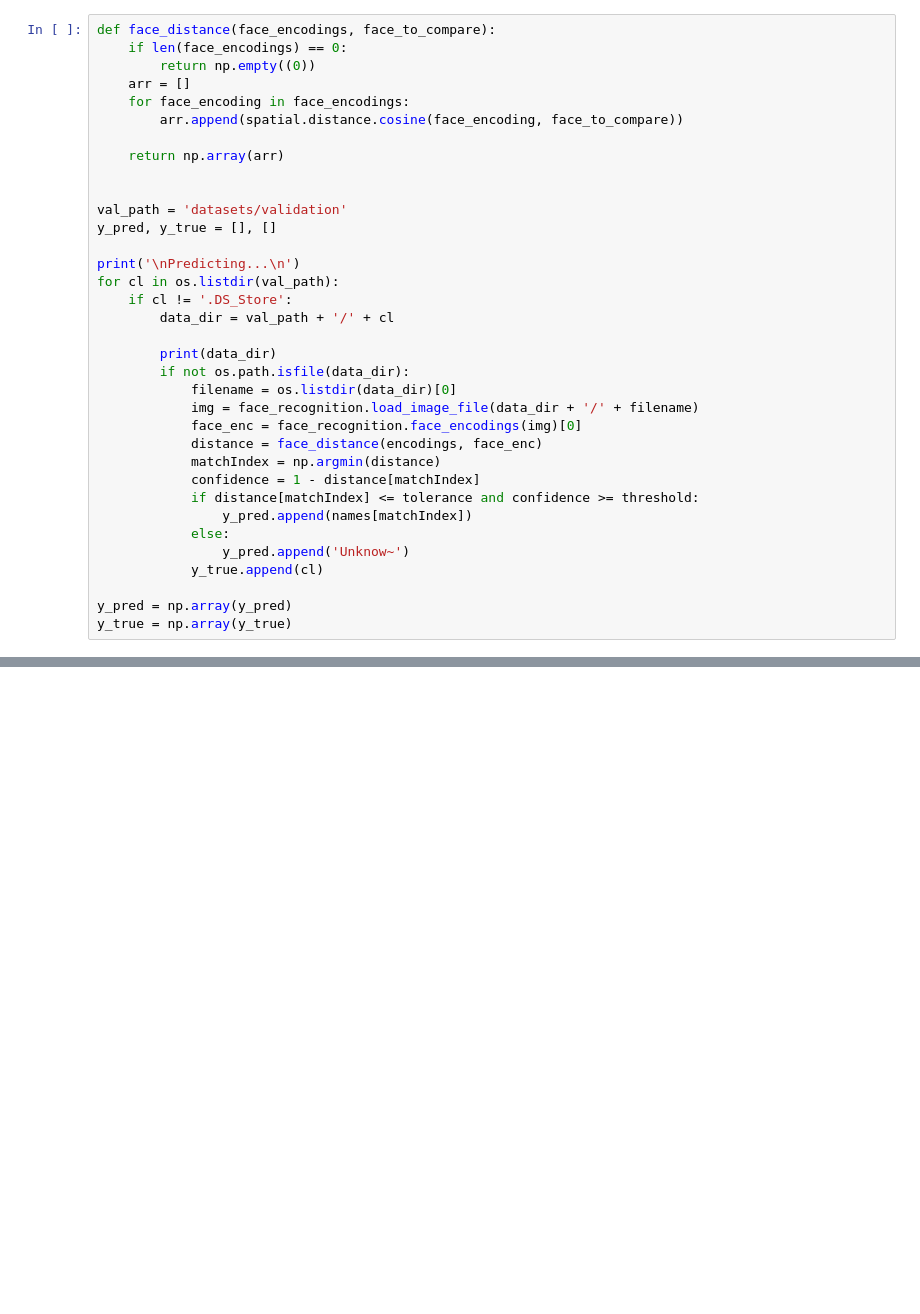
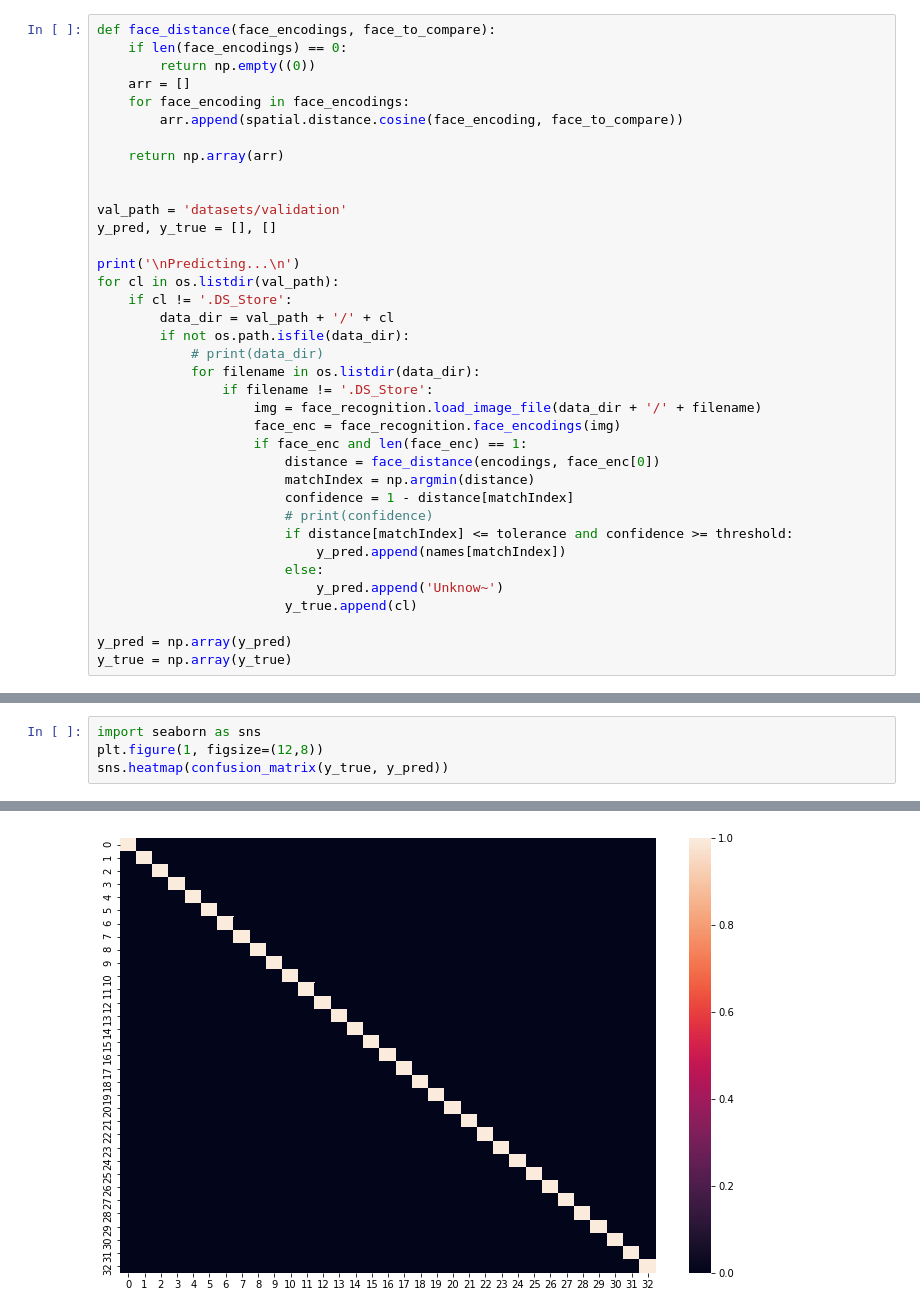
Before and after one commit to dcongtinh/face-comparison, a Jupyter notebook: validation.ipynb, the cells around one changed output, grey strips where cells are left out. Saved outputs shown, nothing was run; the diff lists cells and outputs as text; blank space fills up the shorter version.

```diff
--- a/validation.ipynb
+++ b/validation.ipynb
@@ -41,20 +42,22 @@ print('\nPredicting...\n')
 for cl in os.listdir(val_path):
     if cl != '.DS_Store':
         data_dir = val_path + '/' + cl
-
-        print(data_dir)
         if not os.path.isfile(data_dir):
-            filename = os.listdir(data_dir)[0]
-            img = face_recognition.load_image_file(data_dir + '/' + filename)
-            face_enc = face_recognition.face_encodings(img)[0]
-            distance = face_distance(encodings, face_enc)
-            matchIndex = np.argmin(distance)
-            confidence = 1 - distance[matchIndex]
-            if distance[matchIndex] <= tolerance and confidence >= threshold:
-                y_pred.append(names[matchIndex])
-            else:
-                y_pred.append('Unknow~')
-            y_true.append(cl)
+            # print(data_dir)
+            for filename in os.listdir(data_dir):
+                if filename != '.DS_Store':
+                    img = face_recognition.load_image_file(data_dir + '/' + filename)
+                    face_enc = face_recognition.face_encodings(img)
+                    if face_enc and len(face_enc) == 1:
+                        distance = face_distance(encodings, face_enc[0])
+                        matchIndex = np.argmin(distance)
+                        confidence = 1 - distance[matchIndex]
+                        # print(confidence)
+                        if distance[matchIndex] <= tolerance and confidence >= threshold:
+                            y_pred.append(names[matchIndex])
+                        else:
+                            y_pred.append('Unknow~')
+                        y_true.append(cl)
 
 y_pred = np.array(y_pred)
 y_true = np.array(y_true)
@@ -73,0 +92,5 @@ myanh thaimyanh
+# %%
+import seaborn as sns
+plt.figure(1, figsize=(12,8))
+sns.heatmap(confusion_matrix(y_true, y_pred))
+# %% [output]
@@ -73,0 +98 @@ myanh thaimyanh
+[figure, added]
```
Also changed, not shown: parts of 4 cells of this notebook, 36 other files.
